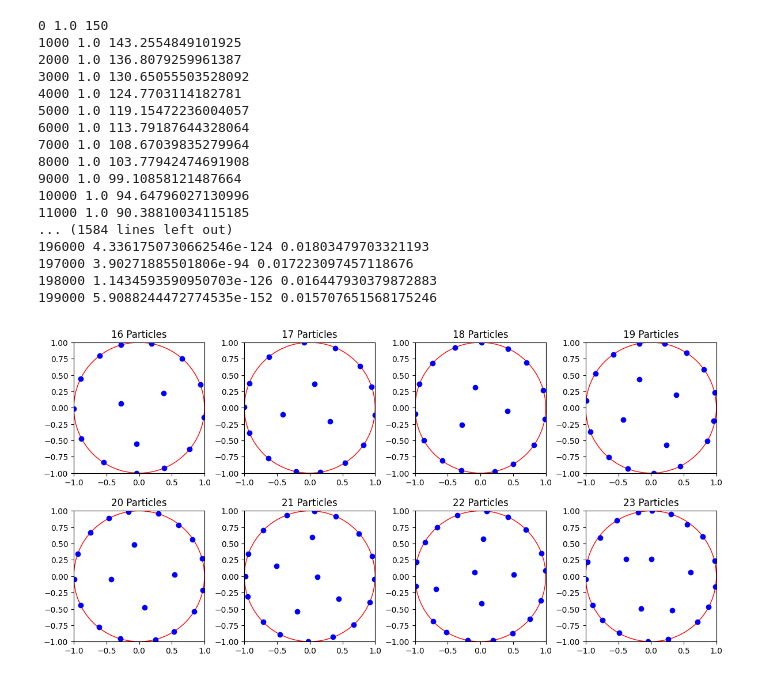
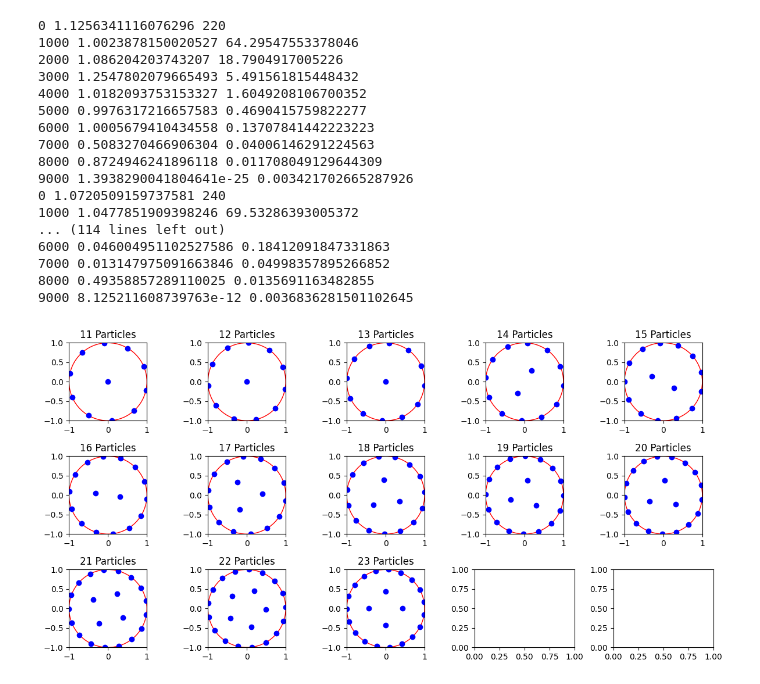
Before and after one commit to DutchProg/STSIM_ass3, a Jupyter notebook: EzradeCleen_12042137_ElinevandeLagemaat_11892900_Assignment_3.ipynb, the cells around one changed output. Cells and saved outputs as stored; diff of their text form; code cells hidden in the pictures.

```diff
--- a/EzradeCleen_12042137_ElinevandeLagemaat_11892900_Assignment_3.ipynb
+++ b/EzradeCleen_12042137_ElinevandeLagemaat_11892900_Assignment_3.ipynb
@@ -94,55 +211,57 @@ def simulate_charged_particles_annealing(n, radius, steps, initial_step_size, fi
 # %%
 
 # Parameters
 circle_radius = 1
-simulation_steps = 200_000
-initial_step_size = 0.3
+simulation_steps = 10_000
+initial_step_size = 0.6
 final_step_size = 0.02
-initial_temperature = 150
-final_temperature = 0.01
+
+final_temperature = 0.001
 
 # Number of rows and columns in the subplot grid
-nrows = 2
-ncols = 4
+nrows = 3
+ncols = 5
 
 # Create a figure with subplots
 fig, axes = plt.subplots(nrows, ncols, figsize=(12, 6))
 
 # Iterate over the specified number of particles
-for i, n_particles in enumerate(range(16, 24)):
+for i, n_particles in enumerate(range(11, 24)):
+
+    initial_temperature = 20 * n_particles
     # Run the simulation for each particle count
-    annealing_particles, _, _ = simulate_charged_particles_annealing(
+    annealing_particles, _, _ = simulate_charged_particles_individual_steps(
         n_particles, circle_radius, simulation_steps, initial_step_size, final_step_size, initial_temperature, final_temperature
     )
 
     # Plot the configuration for each particle count
     ax = axes[i // ncols, i % ncols]  # Select the correct subplot
     circle = plt.Circle((0, 0), circle_radius, color='r', fill=False)
     ax.add_artist(circle)
     ax.scatter(annealing_particles[:, 0], annealing_particles[:, 1], color='blue')
     ax.set_xlim([-circle_radius, circle_radius])
     ax.set_ylim([-circle_radius, circle_radius])
     ax.set_title(f"{n_particles} Particles")
     ax.set_aspect('equal', 'box')
 
 plt.tight_layout()
 plt.show()
 # %% [output]
-0 1.0 150
-1000 1.0 143.2554849101925
-2000 1.0 136.8079259961387
-3000 1.0 130.65055503528092
-4000 1.0 124.7703114182781
-5000 1.0 119.15472236004057
-6000 1.0 113.79187644328064
-7000 1.0 108.67039835279964
-8000 1.0 103.77942474691908
-9000 1.0 99.10858121487664
-10000 1.0 94.64796027130996
-11000 1.0 90.38810034115185
-... (1584 lines left out)
-196000 4.3361750730662546e-124 0.01803479703321193
-197000 3.90271885501806e-94 0.017223097457118676
-198000 1.1434593590950703e-126 0.016447930379872883
-199000 5.9088244472774535e-152 0.015707651568175246
+0 1.1256341116076296 220
+1000 1.0023878150020527 64.29547553378046
+2000 1.086204203743207 18.7904917005226
+3000 1.2547802079665493 5.491561815448432
+4000 1.0182093753153327 1.6049208106700352
+5000 0.9976317216657583 0.4690415759822277
+6000 1.0005679410434558 0.13707841442223223
+7000 0.5083270466906304 0.04006146291224563
+8000 0.8724946241896118 0.011708049129644309
+9000 1.3938290041804641e-25 0.003421702665287926
+0 1.0720509159737581 240
+1000 1.0477851909398246 69.53286393005372
+... (114 lines left out)
+6000 0.046004951102527586 0.18412091847331863
+7000 0.013147975091663846 0.04998357895266852
+8000 0.49358857289110025 0.0135691163482855
+9000 8.125211608739763e-12 0.0036836281501102645
-[figure, old version]
+[figure, new version]
```
Also changed, not shown: parts of 4 cells of this notebook.
